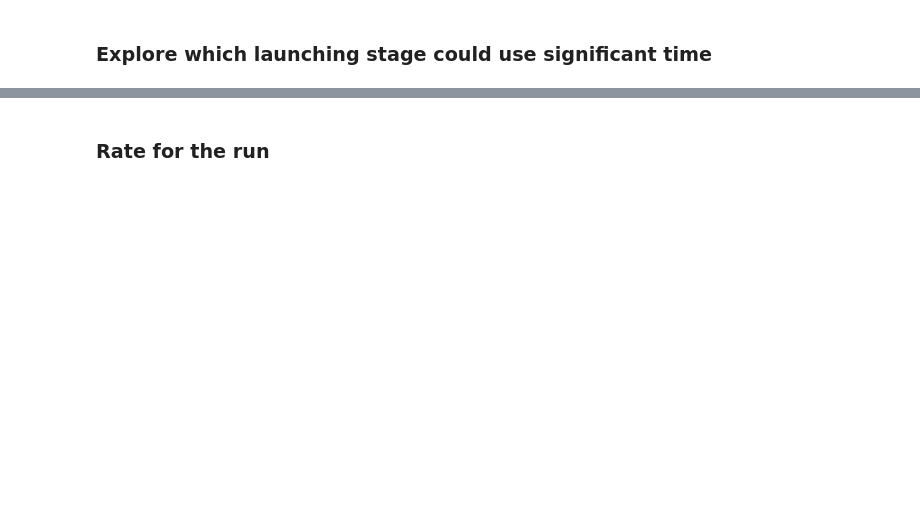
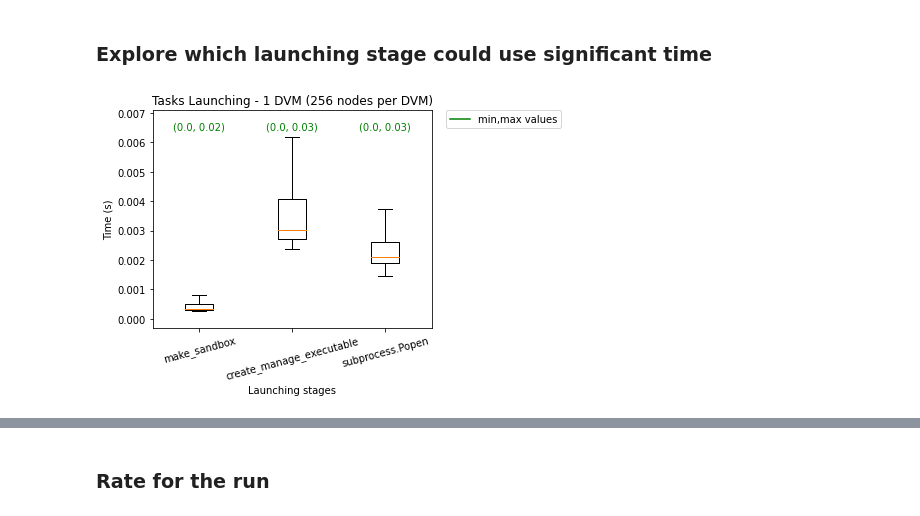
Before and after one commit to radical-experiments/summit_prrte_multi_dvm, a Jupyter notebook: analysis/arch/rp-prrte-multidvm-plots-real-runs.ipynb, the cells around one changed output, grey strips where cells are left out. Cells and saved outputs as stored; diff of their text form; code cells hidden in the pictures; blank space fills up the shorter version.

Commit message:
updated analysis script(s)/notebooks

```diff
--- a/analysis/drafts/rp-prrte-multidvm-plots-real-runs.ipynb
+++ b/analysis/arch/rp-prrte-multidvm-plots-real-runs.ipynb
@@ -9,7 +10,8 @@ from matplotlib.lines import Line2D
 # %%
 import radical.analytics as ra
 
-plt.style.use(ra.get_mplstyle('radical_mpl'))
+# plt.style.use(ra.get_mplstyle('radical_mpl'))
+mpl.rcParams['text.usetex'] = False
 # %%
 BASE_DIR = '../../data/workspace'
 # %% [markdown]
@@ -113,15 +117,22 @@ import pandas as pd
 
 import radical.analytics as ra
 import radical.utils     as ru
+# %%
+launching_durations = {
+        #'send_to_spawner'  : [{ru.STATE: 'AGENT_EXECUTING'}, {ru.EVENT: 'exec_mkdir'}],
+        'make_sandbox'            : [{ru.EVENT: 'exec_mkdir'}, {ru.EVENT: 'exec_mkdir_done'}],
+        'create_manage_executable': [{ru.EVENT: 'exec_mkdir_done'}, {ru.EVENT: 'exec_start'}],
+        'subprocess.Popen'        : [{ru.EVENT: 'exec_start'}, {ru.EVENT: 'exec_ok'}]
+    }
+launching_durations_extended = {
+        #'send_to_spawner'  : [{ru.STATE: 'AGENT_EXECUTING'}, {ru.EVENT: 'exec_mkdir'}],
+        'make_sandbox'     : [{ru.EVENT: 'exec_mkdir'}, {ru.EVENT: 'exec_mkdir_done'}],
+        'create_executable': [{ru.EVENT: 'exec_mkdir_done'}, {ru.EVENT: 'exec_script_created'}],
+        'manage_executable': [{ru.EVENT: 'exec_script_created'}, {ru.EVENT: 'exec_start'}],
+        'subprocess.Popen' : [{ru.EVENT: 'exec_start'}, {ru.EVENT: 'exec_ok'}]
+    }
 # %%
-def plot_launching_durations(sid_path, title):
-    launching_durations = {
-        #'send_to_spawner'  : [{ru.STATE: 'AGENT_EXECUTING'}, {ru.EVENT: 'exec_mkdir'}],
-        'make_sandbox'     : [{ru.EVENT: 'exec_mkdir'}, {ru.EVENT: 'exec_mkdir_done'}],
-        'create_executable': [{ru.EVENT: 'exec_mkdir_done'}, {ru.EVENT: 'exec_script_created'}],
-        'manage_executable': [{ru.EVENT: 'exec_script_created'}, {ru.EVENT: 'exec_start'}],
-        'subprocess.Popen' : [{ru.EVENT: 'exec_start'}, {ru.EVENT: 'exec_ok'}]
-    }
+def plot_launching_durations(sid_path, title, launching_durations):
 
     session = ra.Session(sid_path, 'radical.pilot')
     tasks   = session.filter(etype='task', inplace=False)
@@ -160,7 +171,10 @@ def plot_launching_durations(sid_path, title):
 # %%
 %%capture --no-display
 plot_launching_durations('%s/rp.session.login5.matitov.018968.0000' % BASE_DIR,
-                         'Tasks Launching - 1 DVM (256 nodes per DVM)')
+                         'Tasks Launching - 1 DVM (256 nodes per DVM)',
+                         launching_durations)
+# %% [output]
+[figure, added]
 # %%
 %%capture --no-display
 plot_launching_durations('%s/rp.session.login3.matitov.019026.0001' % BASE_DIR,
```
Also changed, not shown: parts of 14 cells of this notebook, 7 other files.
